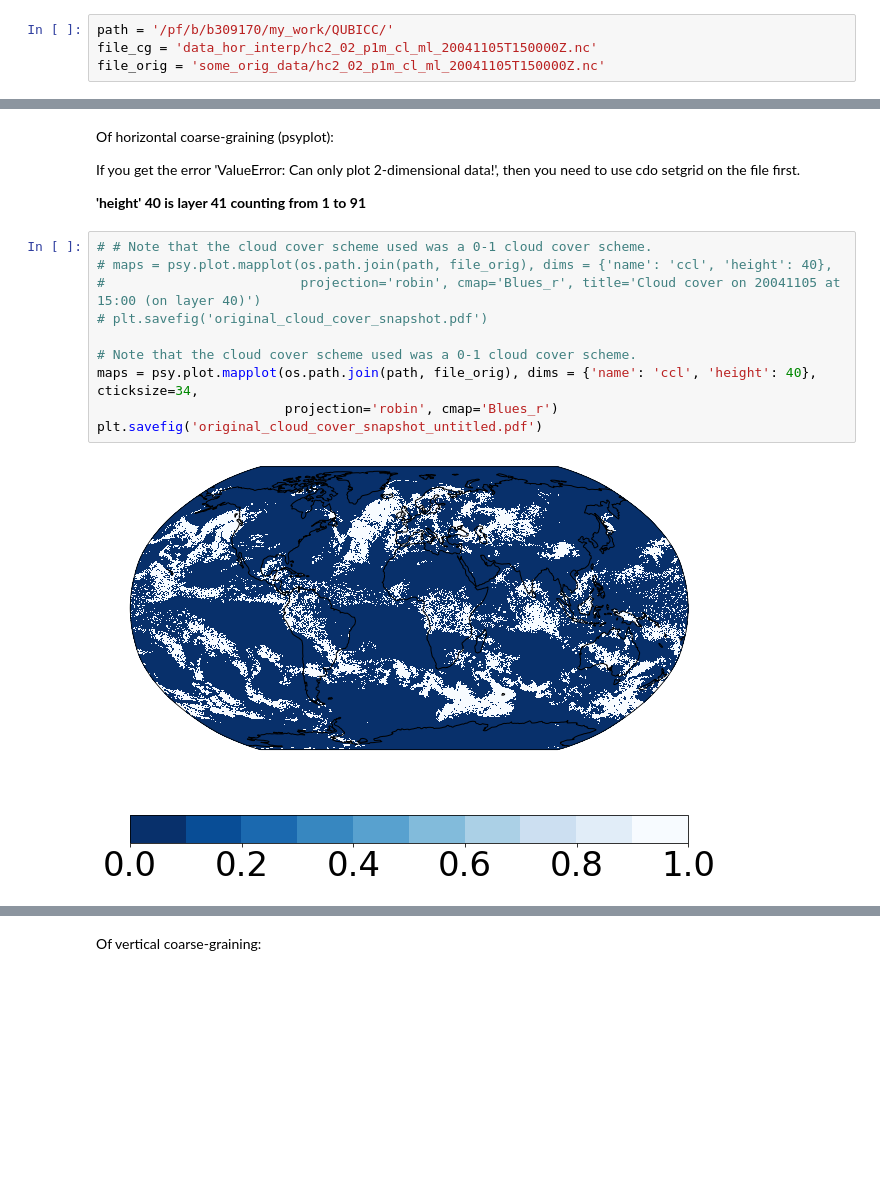
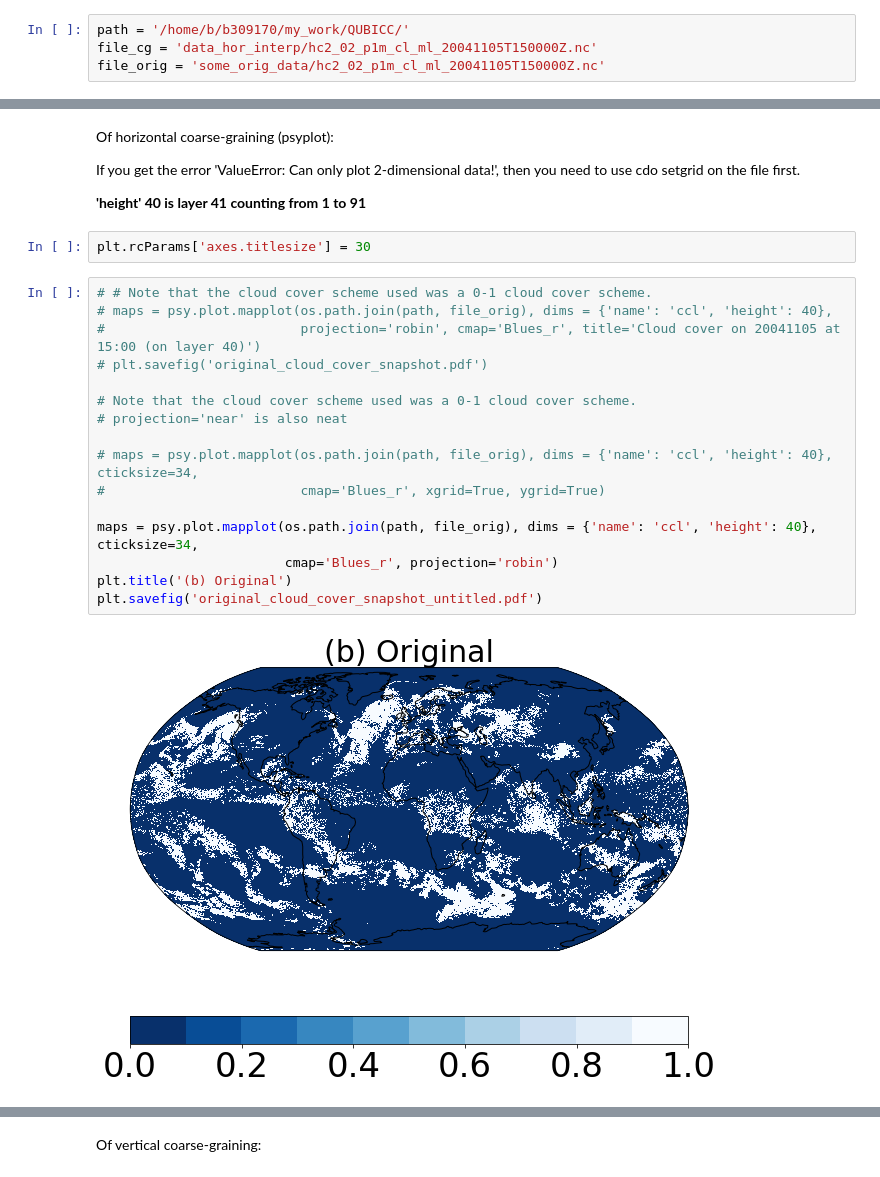
Before and after one commit to EyringMLClimateGroup/grundner22james_icon-ml_cloudcover, a Jupyter notebook: additional_content/analyzing_the_data/analyzing_qubicc.ipynb, the cells around one changed output, grey strips where cells are left out. Saved outputs shown, nothing was run; the diff lists cells and outputs as text; blank space fills up the shorter version.

```diff
--- a/additional_content/analyzing_the_data/analyzing_qubicc.ipynb
+++ b/additional_content/analyzing_the_data/analyzing_qubicc.ipynb
@@ -26,7 +26,7 @@ mpl.rcParams['figure.figsize'] = [10., 8.]
 
 # file = 'int_var_hc2_02_p1m_cl_ml_20041110T010000Z.nc'
 # %%
-path = '/pf/b/b309170/my_work/QUBICC/'
+path = '/home/b/b309170/my_work/QUBICC/'
 file_cg = 'data_hor_interp/hc2_02_p1m_cl_ml_20041105T150000Z.nc'
 file_orig = 'some_orig_data/hc2_02_p1m_cl_ml_20041105T150000Z.nc'
 # %% [markdown]
@@ -37,18 +37,26 @@ Of horizontal coarse-graining (psyplot): <br>
 If you get the error 'ValueError: Can only plot 2-dimensional data!', then you need to use cdo setgrid on the file first.
 
 **'height' 40 is layer 41 counting from 1 to 91**
+# %%
+plt.rcParams['axes.titlesize'] = 30
 # %%
 # # Note that the cloud cover scheme used was a 0-1 cloud cover scheme.
 # maps = psy.plot.mapplot(os.path.join(path, file_orig), dims = {'name': 'ccl', 'height': 40},
 #                         projection='robin', cmap='Blues_r', title='Cloud cover on 20041105 at 15:00 (on layer 40)')
 # plt.savefig('original_cloud_cover_snapshot.pdf')
 
 # Note that the cloud cover scheme used was a 0-1 cloud cover scheme.
+# projection='near' is also neat
+
+# maps = psy.plot.mapplot(os.path.join(path, file_orig), dims = {'name': 'ccl', 'height': 40}, cticksize=34,
+#                         cmap='Blues_r', xgrid=True, ygrid=True)
+
 maps = psy.plot.mapplot(os.path.join(path, file_orig), dims = {'name': 'ccl', 'height': 40}, cticksize=34,
-                        projection='robin', cmap='Blues_r')
+                        cmap='Blues_r', projection='robin')
+plt.title('(b) Original')
 plt.savefig('original_cloud_cover_snapshot_untitled.pdf')
 # %% [output]
-[figure, old version]
+[figure, new version]
 # %%
 # maps = psy.plot.mapplot(os.path.join(path, file_cg), dims = {'name': 'cl', 'height': 40},
 #                         projection='robin', cmap='Blues_r', title='Horizontally interpolated cloud cover on 20041105 at 15:00 (on layer 40)')
```
Also changed, not shown: parts of 1 cell of this notebook, 20 other files.
